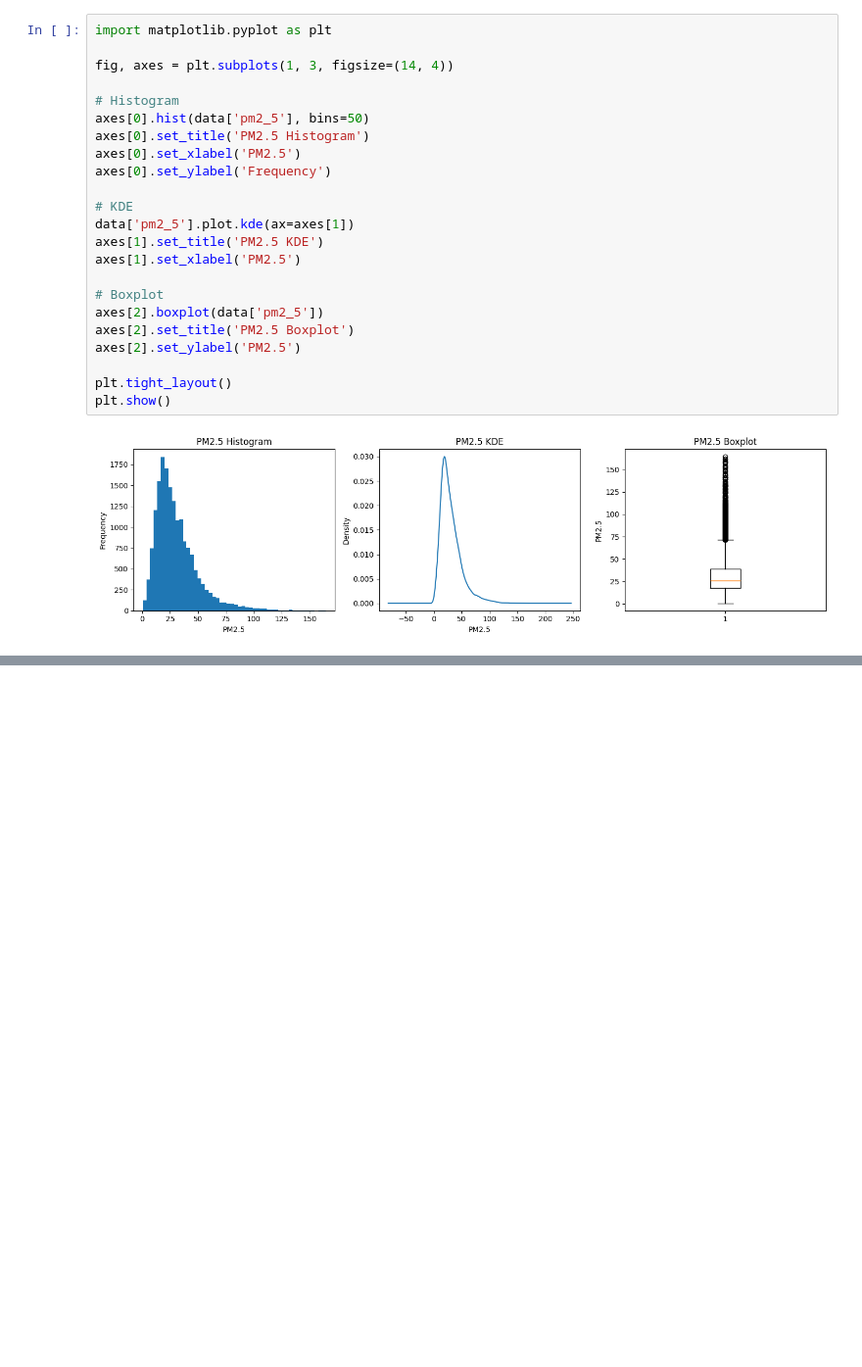
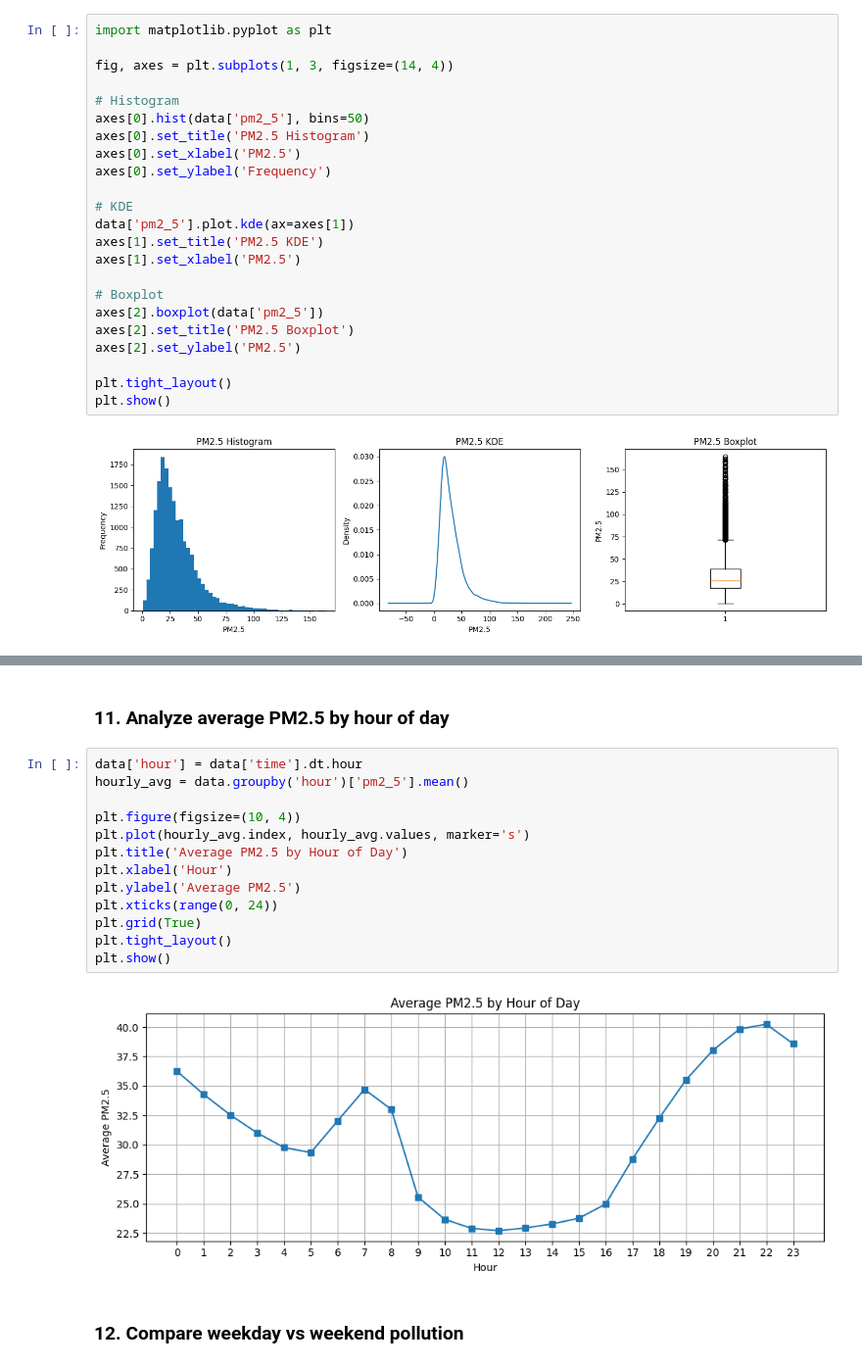
Before and after one commit to adarsha-7/pm25-forecasting, a Jupyter notebook: notebooks/eda/phase_2/7_to_12.ipynb, the cells around one changed output, grey strips where cells are left out. Shown at 98% size. Cells and saved outputs as stored; diff of their text form; blank space fills up the shorter version.

```diff
--- a/notebooks/eda/phase_2/7_to_12.ipynb
+++ b/notebooks/eda/phase_2/7_to_12.ipynb
@@ -47,0 +120,19 @@ plt.show()
+# %% [markdown]
+### 11. Analyze average PM2.5 by hour of day
+# %%
+data['hour'] = data['time'].dt.hour
+hourly_avg = data.groupby('hour')['pm2_5'].mean()
+
+plt.figure(figsize=(10, 4))
+plt.plot(hourly_avg.index, hourly_avg.values, marker='s')
+plt.title('Average PM2.5 by Hour of Day')
+plt.xlabel('Hour')
+plt.ylabel('Average PM2.5')
+plt.xticks(range(0, 24))
+plt.grid(True)
+plt.tight_layout()
+plt.show()
+# %% [output]
+[figure, added]
+# %% [markdown]
+### 12. Compare weekday vs weekend pollution
```
Also changed, not shown: parts of 4 cells of this notebook.
